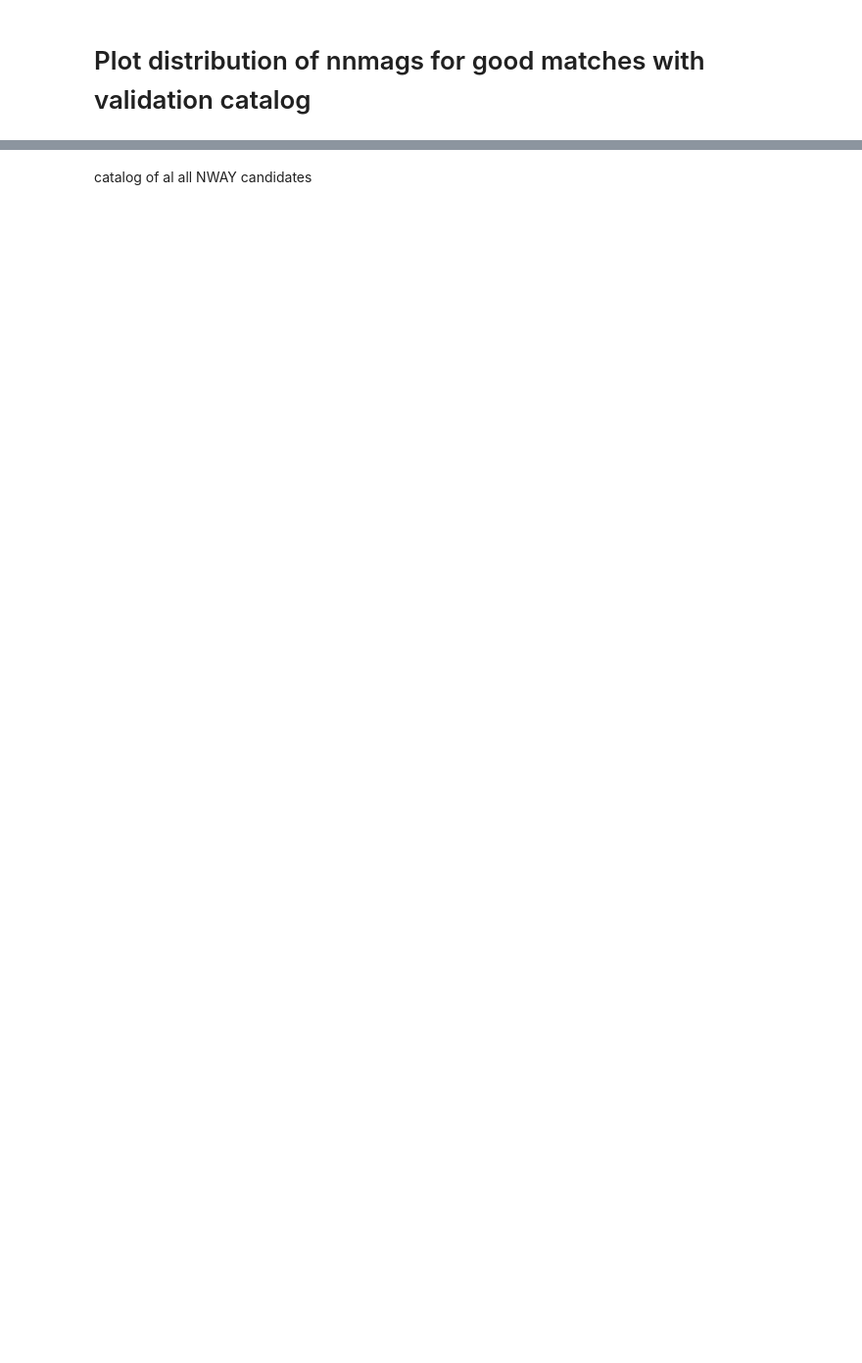
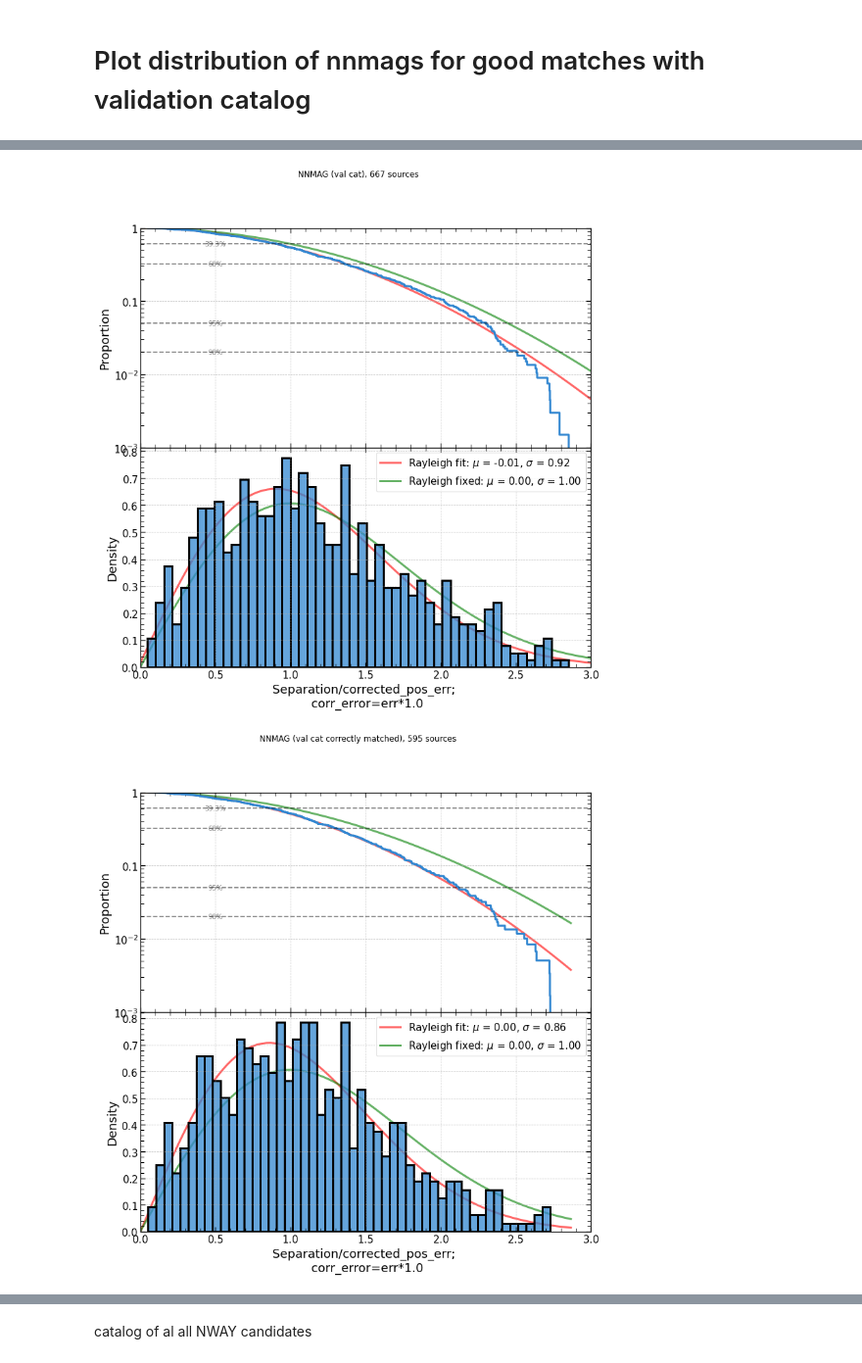
Before and after one commit to SergeiDBykov/lockman_hole, a Jupyter notebook: 2_desi-crossmatch/3_results-analyse.ipynb, the cells around one changed output, grey strips where cells are left out. Shown at 98% size. Cells and saved outputs as stored; diff of their text form; code cells hidden in the pictures; blank space fills up the shorter version.

```diff
--- a/2_desi-crossmatch/3_results-analyse.ipynb
+++ b/2_desi-crossmatch/3_results-analyse.ipynb
@@ -241,0 +249,11 @@ for prior_type in ['grz_orig', 'grzw1_orig', 'grzw1w2_orig']:
+# %%
+
+rayleigh_plot(nway_res.query('desi_id==desi_id_true_ctp & desi_id_true_ctp!="hostless"'), sep_col='Separation_EROSITA_DESI', pos_err_col = 'pos_err', plotlabel='NNMAG (val cat)', xlim=(0, 3))
+
+rayleigh_plot(nway_res.query('match_flag==1 & desi_id==desi_id_true_ctp & desi_id_true_ctp!="hostless" & prob_has_match > 0.4'), sep_col='Separation_EROSITA_DESI', pos_err_col = 'pos_err', plotlabel='NNMAG (val cat correctly matched)', xlim=(0, 3))
+
+
+rayleigh_plot(nway_res.query('match_flag==1  & desi_id_true_ctp!="hostless" & prob_has_match > 0.4'), sep_col='Separation_EROSITA_DESI', pos_err_col = 'pos_err', plotlabel='NNMAG (all cat  securely matched)', xlim=(0, 3))
+# %% [output]
+[figure, added]
+[figure, added]
```
Also changed, not shown: parts of 18 cells of this notebook, 11 other files.
